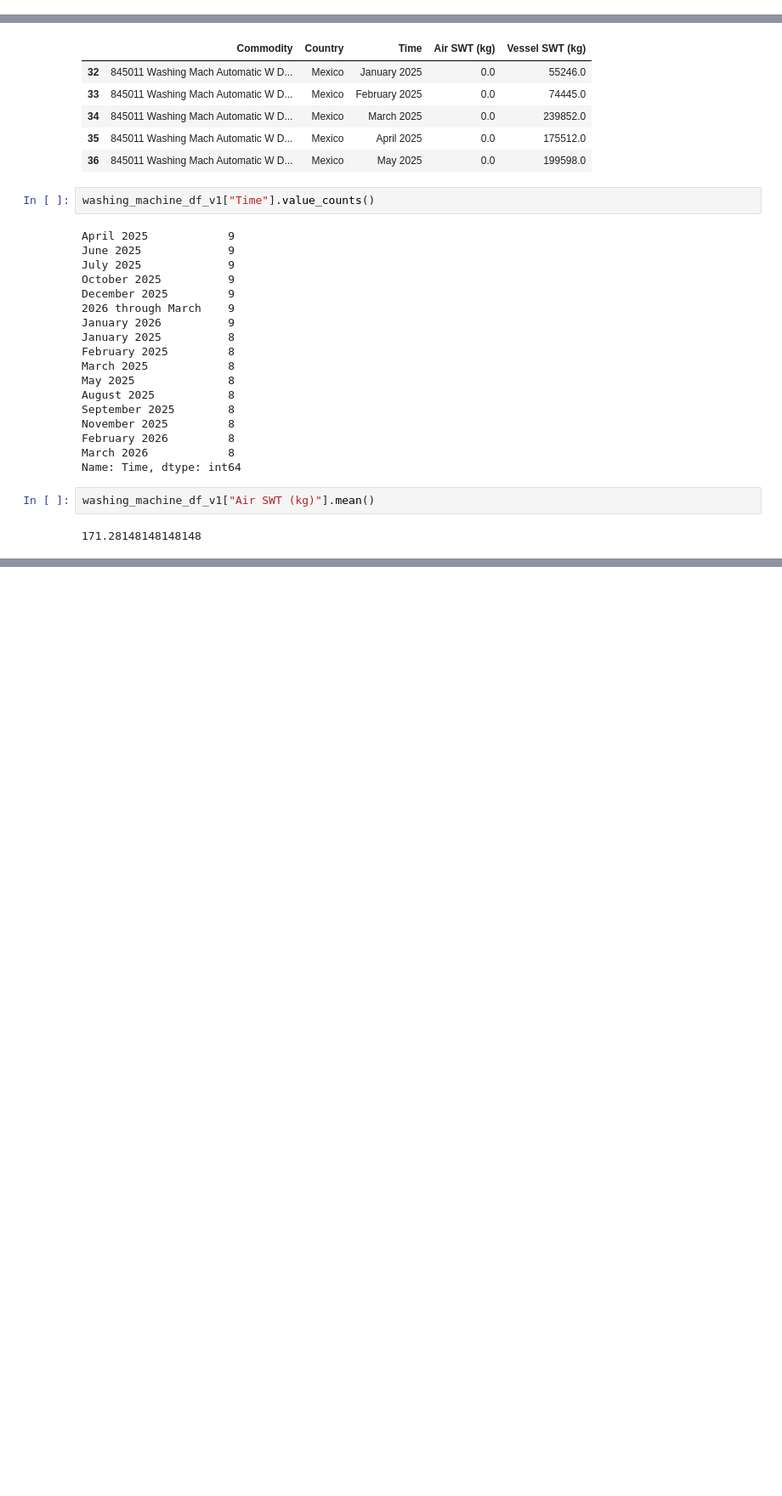
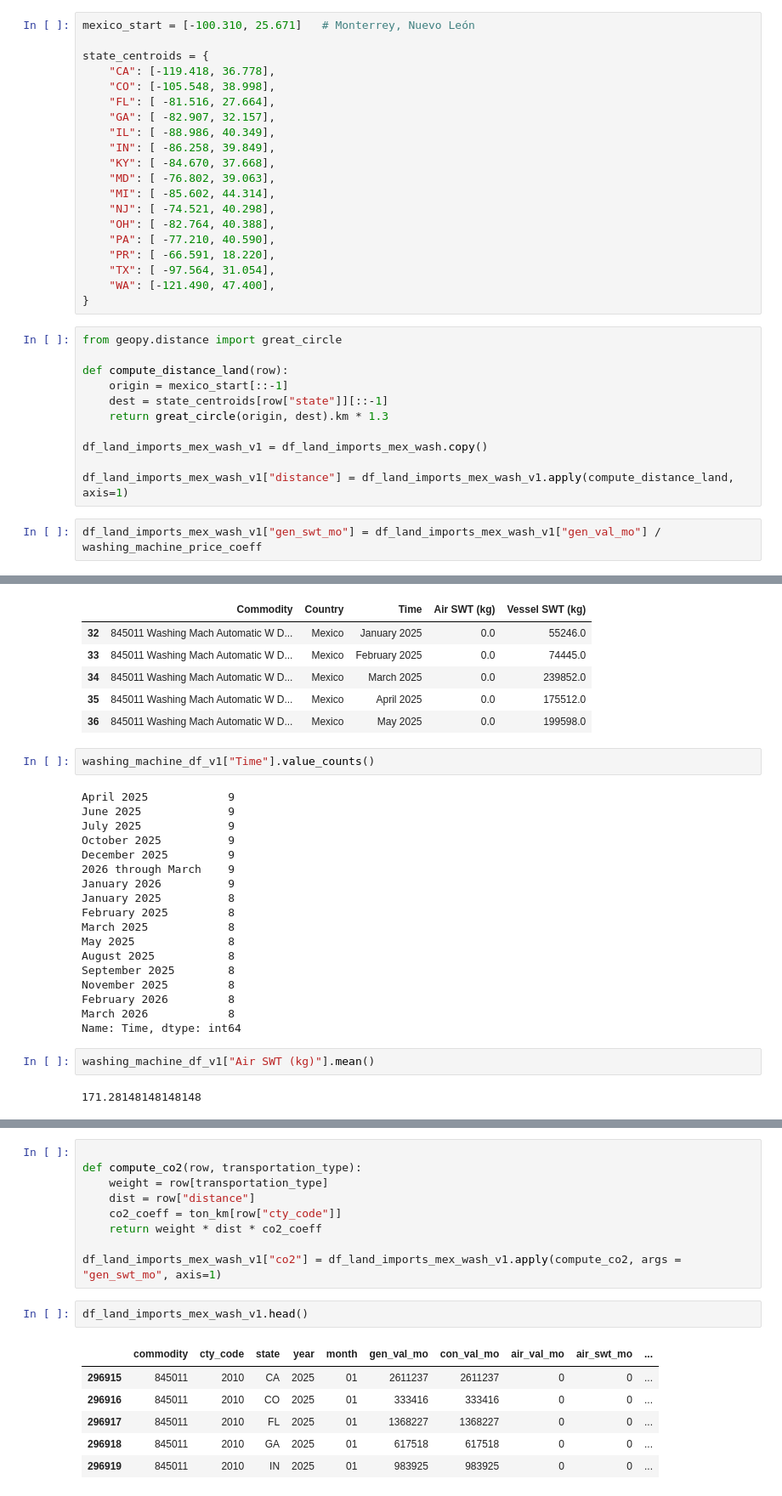
Before and after one commit to BirchTree1812/research_study_code, a Jupyter notebook: main.ipynb, the cells around one changed output, grey strips where cells are left out. Shown at 85% size. Cells and saved outputs as stored; diff of their text form; blank space fills up the shorter version.

```diff
--- a/main.ipynb
+++ b/main.ipynb
@@ -318,0 +495,33 @@ Now, we need to understand the distances from each state to state.
+# %%
+mexico_start = [-100.310, 25.671]   # Monterrey, Nuevo León
+
+state_centroids = {
+    "CA": [-119.418, 36.778],
+    "CO": [-105.548, 38.998],
+    "FL": [ -81.516, 27.664],
+    "GA": [ -82.907, 32.157],
+    "IL": [ -88.986, 40.349],
+    "IN": [ -86.258, 39.849],
+    "KY": [ -84.670, 37.668],
+    "MD": [ -76.802, 39.063],
+    "MI": [ -85.602, 44.314],
+    "NJ": [ -74.521, 40.298],
+    "OH": [ -82.764, 40.388],
+    "PA": [ -77.210, 40.590],
+    "PR": [ -66.591, 18.220],
+    "TX": [ -97.564, 31.054],
+    "WA": [-121.490, 47.400],
+}
+# %%
+from geopy.distance import great_circle
+
+def compute_distance_land(row):
+    origin = mexico_start[::-1]
+    dest = state_centroids[row["state"]][::-1]
+    return great_circle(origin, dest).km * 1.3
+
+df_land_imports_mex_wash_v1 = df_land_imports_mex_wash.copy()
+
+df_land_imports_mex_wash_v1["distance"] = df_land_imports_mex_wash_v1.apply(compute_distance_land, axis=1)
+# %%
+df_land_imports_mex_wash_v1["gen_swt_mo"] = df_land_imports_mex_wash_v1["gen_val_mo"] / washing_machine_price_coeff
@@ -497,0 +613,18 @@ washing_machine_df_v1["Air SWT (kg)"].mean()
+# %%
+
+def compute_co2(row, transportation_type):
+    weight = row[transportation_type]
+    dist = row["distance"]
+    co2_coeff = ton_km[row["cty_code"]]
+    return weight * dist * co2_coeff
+
+df_land_imports_mex_wash_v1["co2"] = df_land_imports_mex_wash_v1.apply(compute_co2, args = "gen_swt_mo", axis=1)
+# %%
+df_land_imports_mex_wash_v1.head()
+# %% [output]
+|  | commodity | cty_code | state | year | month | gen_val_mo | con_val_mo | air_val_mo | air_swt_mo | ... |
+| 296915 | 845011 | 2010 | CA | 2025 | 01 | 2611237 | 2611237 | 0 | 0 | ... |
+| 296916 | 845011 | 2010 | CO | 2025 | 01 | 333416 | 333416 | 0 | 0 | ... |
+| 296917 | 845011 | 2010 | FL | 2025 | 01 | 1368227 | 1368227 | 0 | 0 | ... |
+| 296918 | 845011 | 2010 | GA | 2025 | 01 | 617518 | 617518 | 0 | 0 | ... |
+| 296919 | 845011 | 2010 | IN | 2025 | 01 | 983925 | 983925 | 0 | 0 | ... |
```
Also changed, not shown: parts of 39 cells of this notebook, 4 other files.
